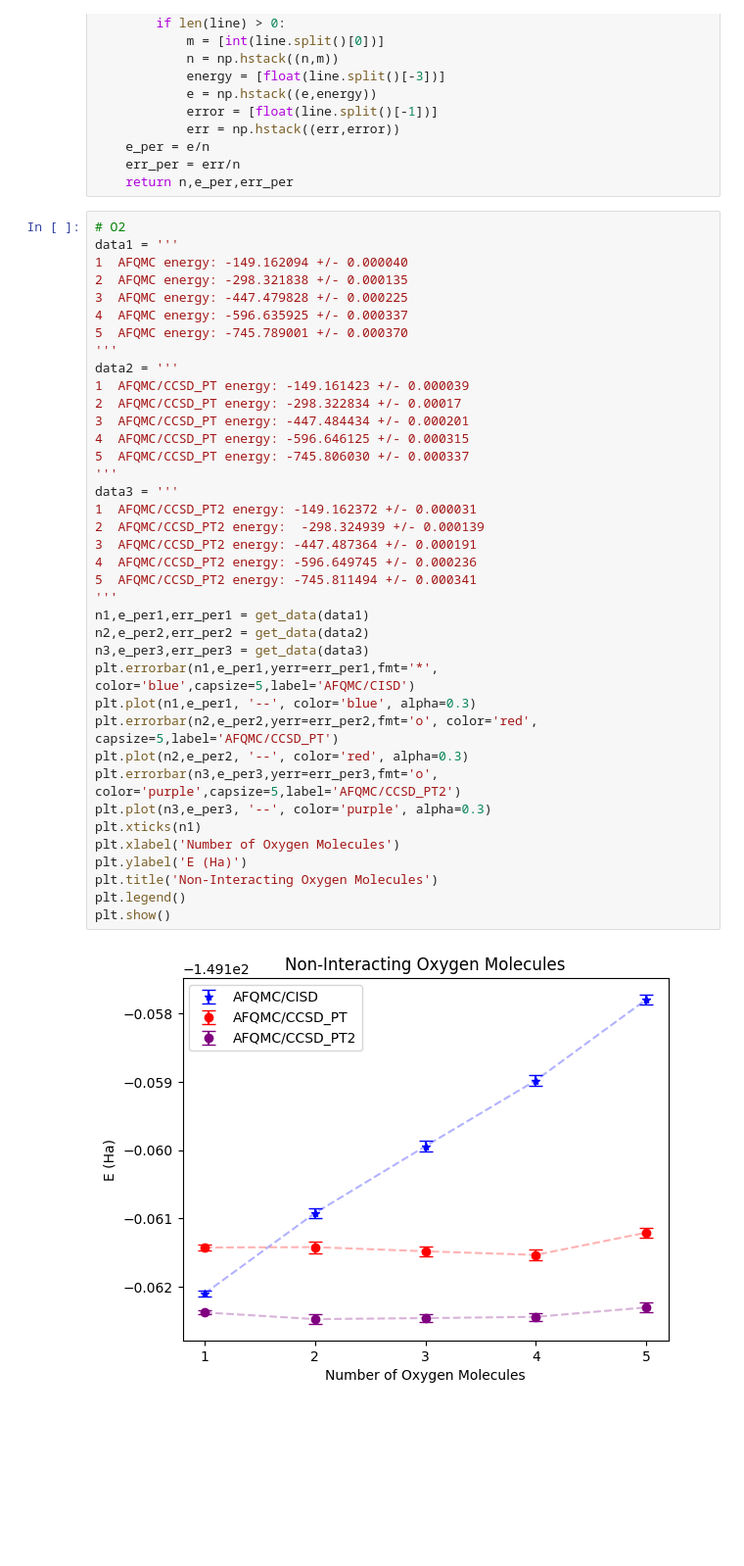
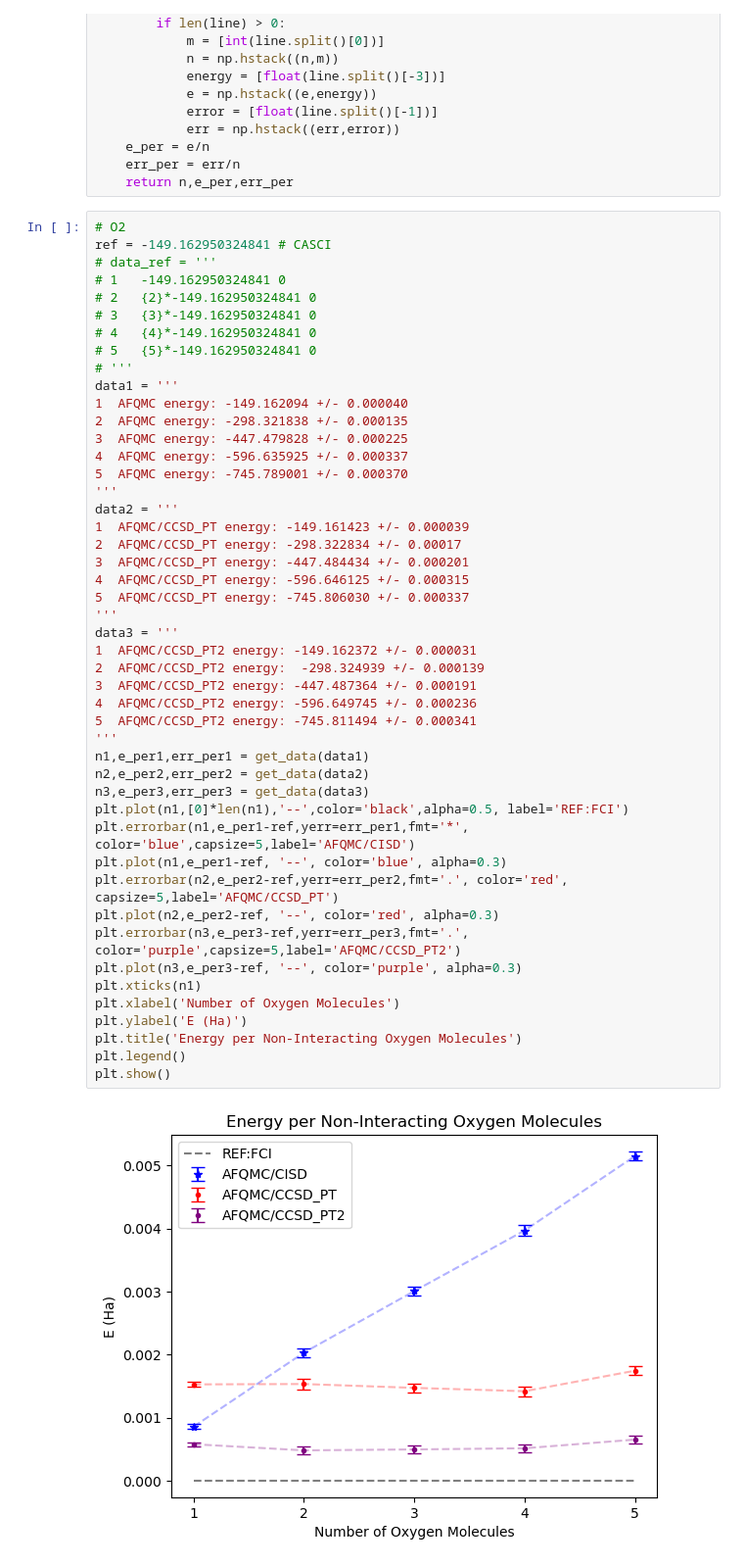
Before and after one commit to zh-yichi/afqmc_ccsd_pt_data, a Jupyter notebook: size/o2.ipynb, the cells around one changed output. Shown: that part at 98% size. Drawn from its saved outputs; the diff is of its cells as text; blank space fills up the shorter version.

```diff
--- a/size/o2.ipynb
+++ b/size/o2.ipynb
@@ -18,41 +18,50 @@ def get_data(data):
     return n,e_per,err_per
 # %%
 # O2
+ref = -149.162950324841 # CASCI
+# data_ref = '''
+# 1   -149.162950324841 0
+# 2   {2}*-149.162950324841 0
+# 3   {3}*-149.162950324841 0
+# 4   {4}*-149.162950324841 0
+# 5   {5}*-149.162950324841 0
+# '''
 data1 = '''
 1  AFQMC energy: -149.162094 +/- 0.000040
 2  AFQMC energy: -298.321838 +/- 0.000135
 3  AFQMC energy: -447.479828 +/- 0.000225
 4  AFQMC energy: -596.635925 +/- 0.000337
 5  AFQMC energy: -745.789001 +/- 0.000370
 '''
 data2 = '''
 1  AFQMC/CCSD_PT energy: -149.161423 +/- 0.000039
 2  AFQMC/CCSD_PT energy: -298.322834 +/- 0.00017
 3  AFQMC/CCSD_PT energy: -447.484434 +/- 0.000201
 4  AFQMC/CCSD_PT energy: -596.646125 +/- 0.000315
 5  AFQMC/CCSD_PT energy: -745.806030 +/- 0.000337
 '''
 data3 = '''
 1  AFQMC/CCSD_PT2 energy: -149.162372 +/- 0.000031
 2  AFQMC/CCSD_PT2 energy:  -298.324939 +/- 0.000139
 3  AFQMC/CCSD_PT2 energy: -447.487364 +/- 0.000191
 4  AFQMC/CCSD_PT2 energy: -596.649745 +/- 0.000236
 5  AFQMC/CCSD_PT2 energy: -745.811494 +/- 0.000341
 '''
 n1,e_per1,err_per1 = get_data(data1)
 n2,e_per2,err_per2 = get_data(data2)
 n3,e_per3,err_per3 = get_data(data3)
-plt.errorbar(n1,e_per1,yerr=err_per1,fmt='*', color='blue',capsize=5,label='AFQMC/CISD')
-plt.plot(n1,e_per1, '--', color='blue', alpha=0.3)
-plt.errorbar(n2,e_per2,yerr=err_per2,fmt='o', color='red', capsize=5,label='AFQMC/CCSD_PT')
-plt.plot(n2,e_per2, '--', color='red', alpha=0.3)
-plt.errorbar(n3,e_per3,yerr=err_per3,fmt='o', color='purple',capsize=5,label='AFQMC/CCSD_PT2')
-plt.plot(n3,e_per3, '--', color='purple', alpha=0.3)
+plt.plot(n1,[0]*len(n1),'--',color='black',alpha=0.5, label='REF:FCI')
+plt.errorbar(n1,e_per1-ref,yerr=err_per1,fmt='*', color='blue',capsize=5,label='AFQMC/CISD')
+plt.plot(n1,e_per1-ref, '--', color='blue', alpha=0.3)
+plt.errorbar(n2,e_per2-ref,yerr=err_per2,fmt='.', color='red', capsize=5,label='AFQMC/CCSD_PT')
+plt.plot(n2,e_per2-ref, '--', color='red', alpha=0.3)
+plt.errorbar(n3,e_per3-ref,yerr=err_per3,fmt='.', color='purple',capsize=5,label='AFQMC/CCSD_PT2')
+plt.plot(n3,e_per3-ref, '--', color='purple', alpha=0.3)
 plt.xticks(n1)
 plt.xlabel('Number of Oxygen Molecules')
 plt.ylabel('E (Ha)')
-plt.title('Non-Interacting Oxygen Molecules')
+plt.title('Energy per Non-Interacting Oxygen Molecules')
 plt.legend()
 plt.show()
 # %% [output]
-[figure, old version]
+[figure, new version]
```
Also changed, not shown: 4 other files.
